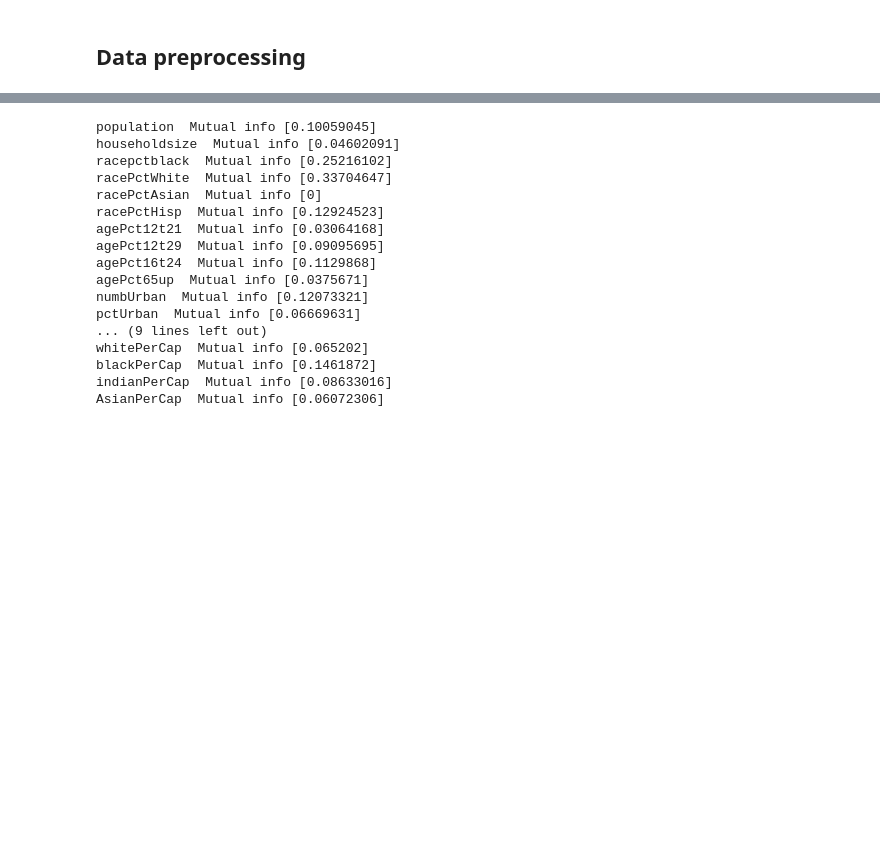
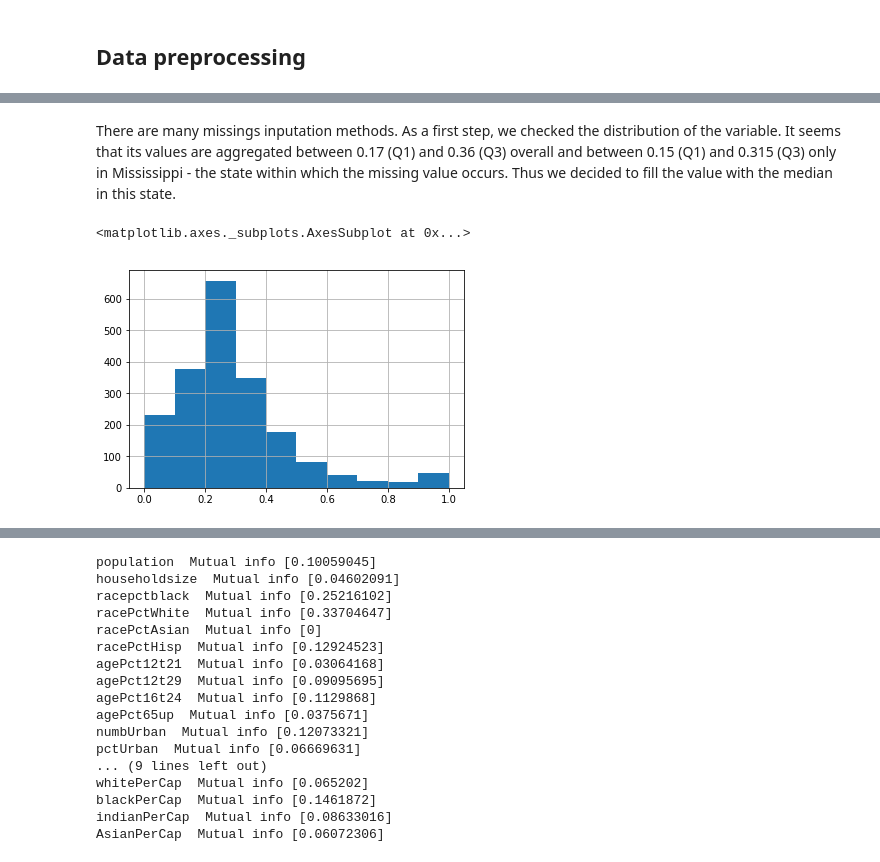
Before and after one commit to esobolewska/ML1-regression, a Jupyter notebook: ML1-kod.ipynb, the cells around one changed output, grey strips where cells are left out. Saved outputs shown, nothing was run; the diff lists cells and outputs as text; code cells hidden in the pictures; blank space fills up the shorter version.

```diff
--- a/ML1-kod.ipynb
+++ b/ML1-kod.ipynb
@@ -231,0 +101,7 @@ len(mydata.state.unique())
+# %% [markdown]
+There are many missings inputation methods. As a first step, we checked the distribution of the variable. It seems that its values are aggregated between 0.17 (Q1) and 0.36 (Q3) overall and between 0.15 (Q1) and 0.315 (Q3) only in Mississippi - the state within which the missing value occurs. Thus we decided to fill the value with the median in this state.
+# %%
+mydata.OtherPerCap.hist() # może w jednym plocie? :))):):):
+# %% [output]
+<matplotlib.axes._subplots.AxesSubplot at 0x...>
+[figure, added]
```
Also changed, not shown: parts of 29 cells of this notebook, 1 other file.
